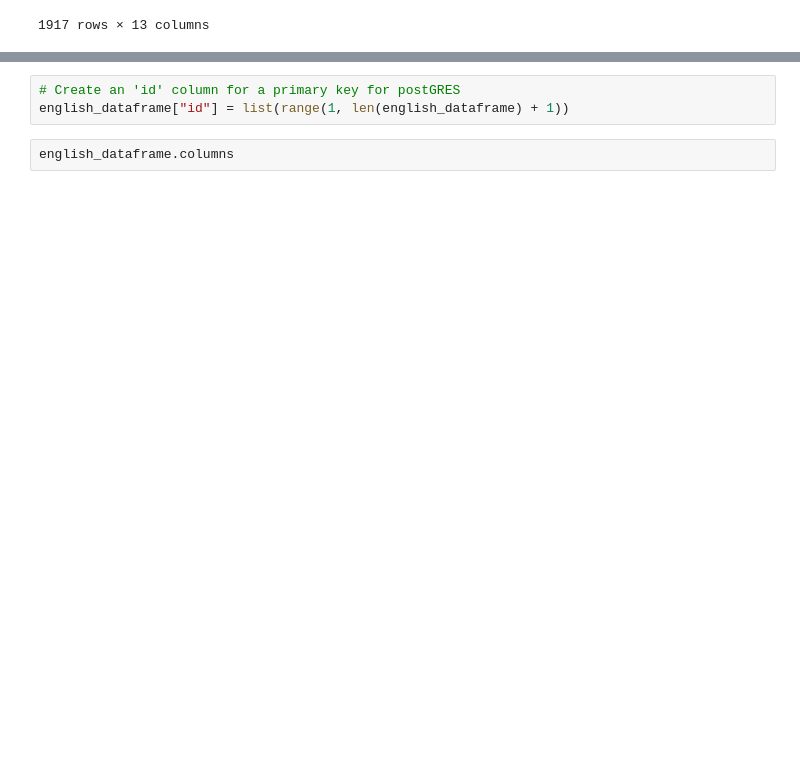
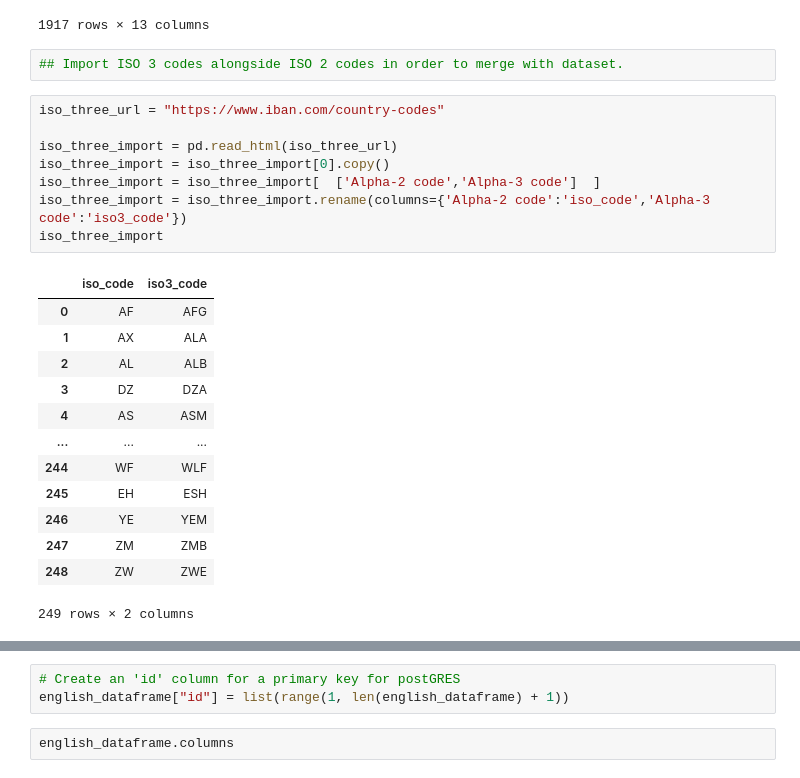
Before and after one commit to herzf012/world-disaster-risk-visualization, a Jupyter notebook: extract_transform_notebook.ipynb, the cells around one changed output, grey strips where cells are left out. Saved outputs shown, nothing was run; the diff lists cells and outputs as text; blank space fills up the shorter version.

```diff
--- a/extract_transform_notebook.ipynb
+++ b/extract_transform_notebook.ipynb
@@ -572,3 +572,27 @@ english_dataframe
 | 801 | 5.07 | 15.24 | 33.25 | 16.07 | 58.89 | 24.78 | 2021 | ... |
 | 823 | 3.56 | 7.43 | 47.98 | 24.11 | 79.92 | 39.90 | 2021 | ... |
 1917 rows × 13 columns
+# %%
+## Import ISO 3 codes alongside ISO 2 codes in order to merge with dataset.
+# %%
+iso_three_url = "https://www.iban.com/country-codes"
+
+iso_three_import = pd.read_html(iso_three_url)
+iso_three_import = iso_three_import[0].copy()
+iso_three_import = iso_three_import[  ['Alpha-2 code','Alpha-3 code']  ]
+iso_three_import = iso_three_import.rename(columns={'Alpha-2 code':'iso_code','Alpha-3 code':'iso3_code'})
+iso_three_import
+# %% [output]
+|  | iso_code | iso3_code |
+| 0 | AF | AFG |
+| 1 | AX | ALA |
+| 2 | AL | ALB |
+| 3 | DZ | DZA |
+| 4 | AS | ASM |
+| ... | ... | ... |
+| 244 | WF | WLF |
+| 245 | EH | ESH |
+| 246 | YE | YEM |
+| 247 | ZM | ZMB |
+| 248 | ZW | ZWE |
+249 rows × 2 columns
```
Also changed, not shown: parts of 5 cells of this notebook.
